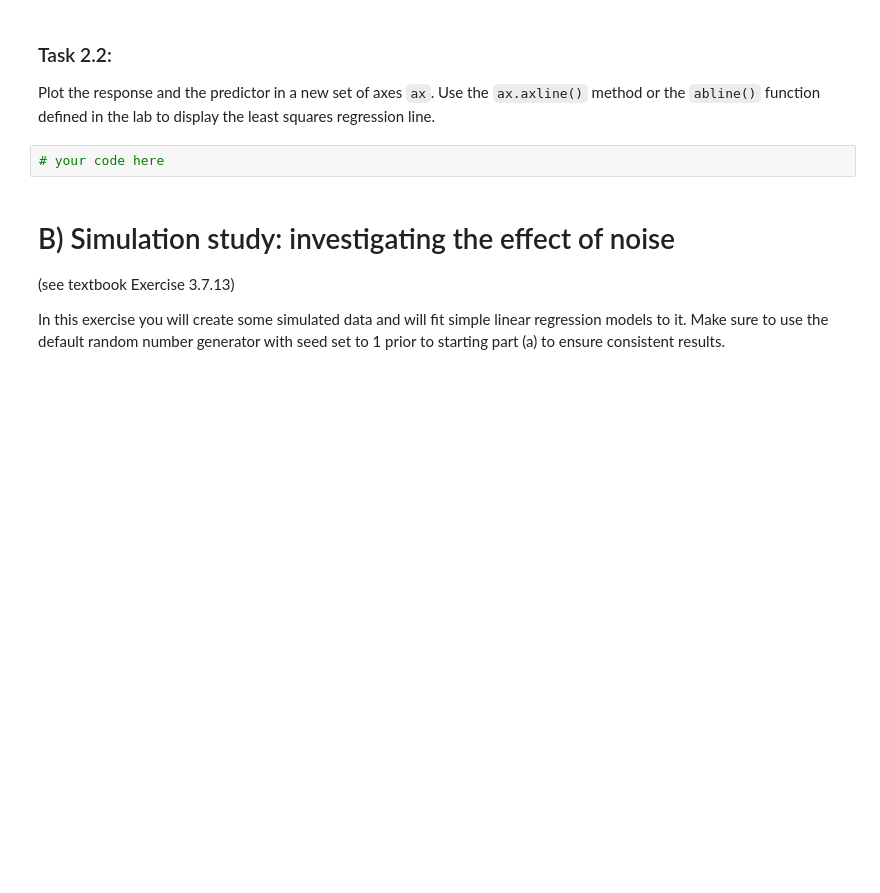
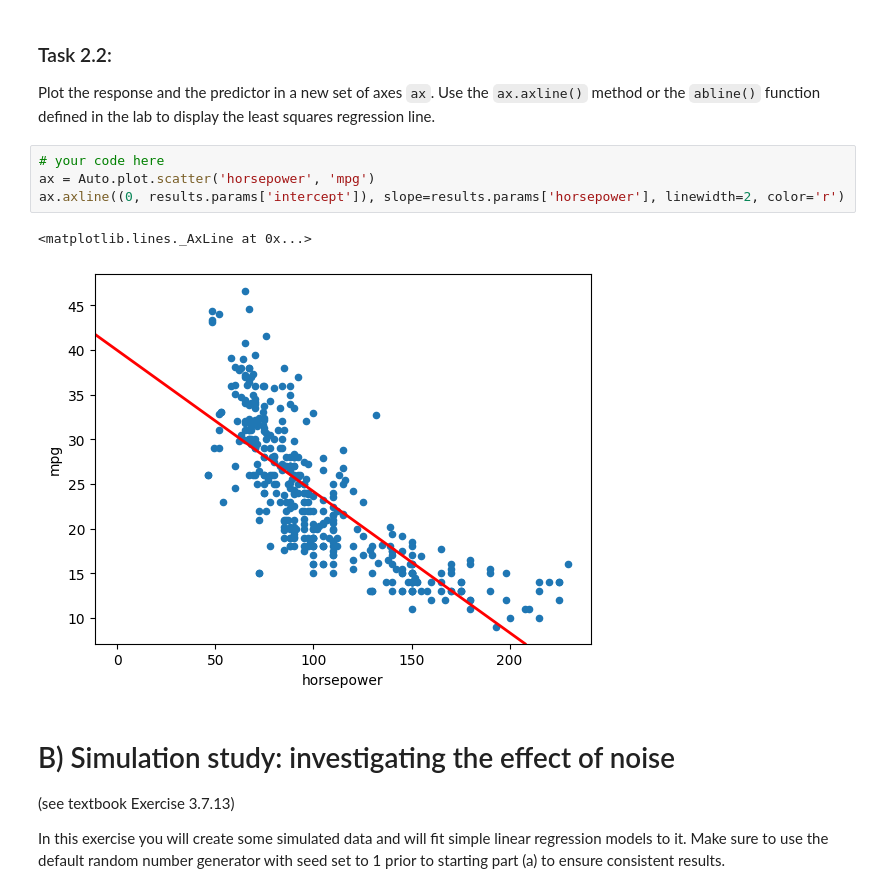
Before and after one commit to CrispyJLoHalo/CrispyJLoHalo, a Jupyter notebook: PredMod/Week2/20240326_Linear_regression.ipynb, the cells around one changed output. Drawn from its saved outputs; the diff is of its cells as text; blank space fills up the shorter version.

```diff
--- a/PredMod/Week2/20240326_Linear_regression.ipynb
+++ b/PredMod/Week2/20240326_Linear_regression.ipynb
@@ -267,8 +267,13 @@ array([[14.80939607, 34.12475823]])
 # %% [markdown]
 ### Task 2.2:
 Plot the response and the predictor in a new set of axes `ax`. Use the `ax.axline()` method or the `abline()` function defined in the lab to display the least squares regression line.
-# %%
-# your code here
+# %%
+# your code here
+ax = Auto.plot.scatter('horsepower', 'mpg')
+ax.axline((0, results.params['intercept']), slope=results.params['horsepower'], linewidth=2, color='r')
+# %% [output]
+<matplotlib.lines._AxLine at 0x...>
+[figure, added]
 # %% [markdown]
 # B) Simulation study: investigating the effect of noise
 (see textbook Exercise 3.7.13)
```
Also changed, not shown: parts of 12 cells of this notebook.
